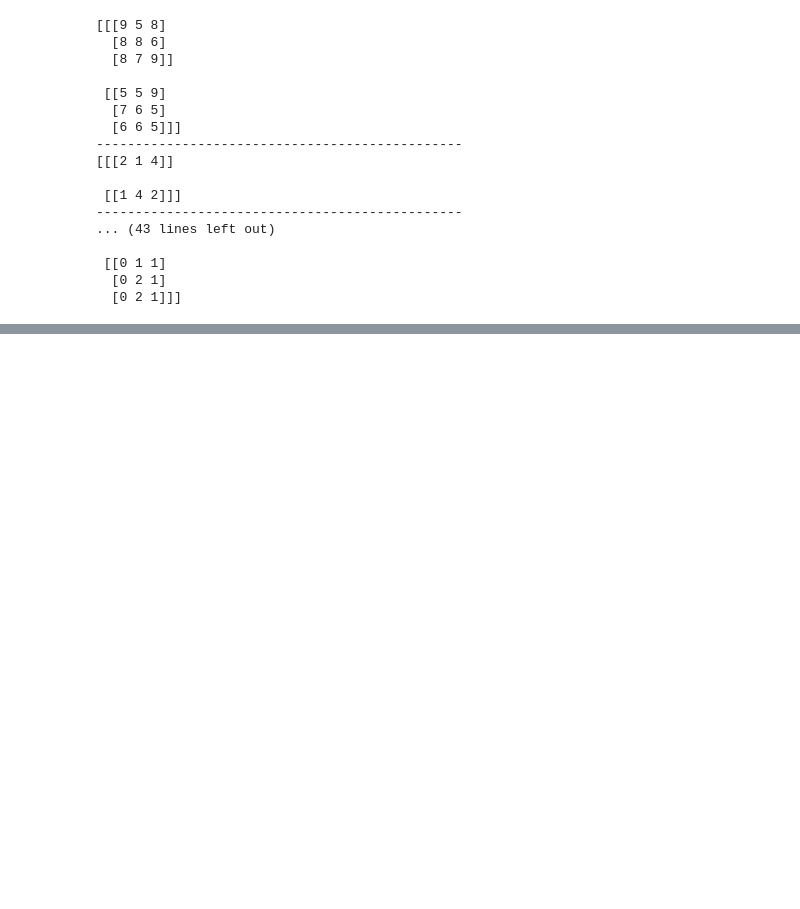
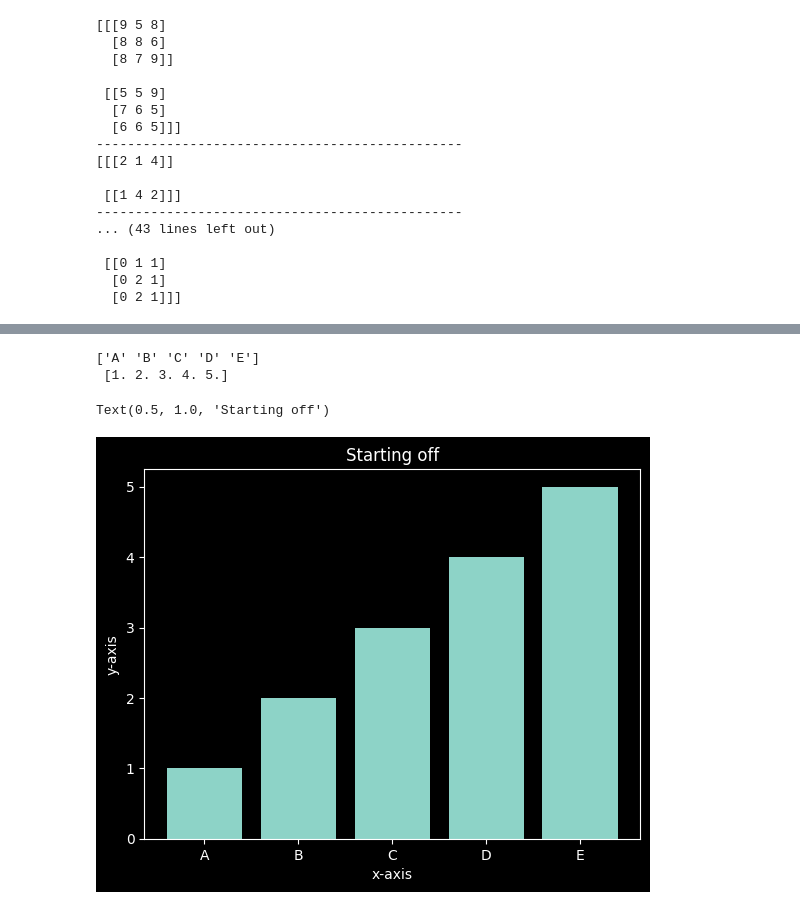
Before and after one commit to Muhammad-Bilal1605/LearningAI, a Jupyter notebook: scripts/assignment_3_numpy.ipynb, the cells around one changed output, grey strips where cells are left out. Cells and saved outputs as stored; diff of their text form; code cells hidden in the pictures; blank space fills up the shorter version.

```diff
--- a/scripts/assignment_3_numpy.ipynb
+++ b/scripts/assignment_3_numpy.ipynb
@@ -938,0 +1034,14 @@ print("% operator= ",array%array_2)
+# %%
+x= np.array(["A","B","C","D","E"])
+y=np.arange(1,5.1,1)
+
+print(x,"\n",y,"\n")
+plt.bar(x,y)
+plt.xlabel('x-axis')
+plt.ylabel('y-axis')
+plt.title("Starting off")
+# %% [output]
+['A' 'B' 'C' 'D' 'E']
+ [1. 2. 3. 4. 5.]
+Text(0.5, 1.0, 'Starting off')
+[figure, added]
```
Also changed, not shown: parts of 18 cells of this notebook.
